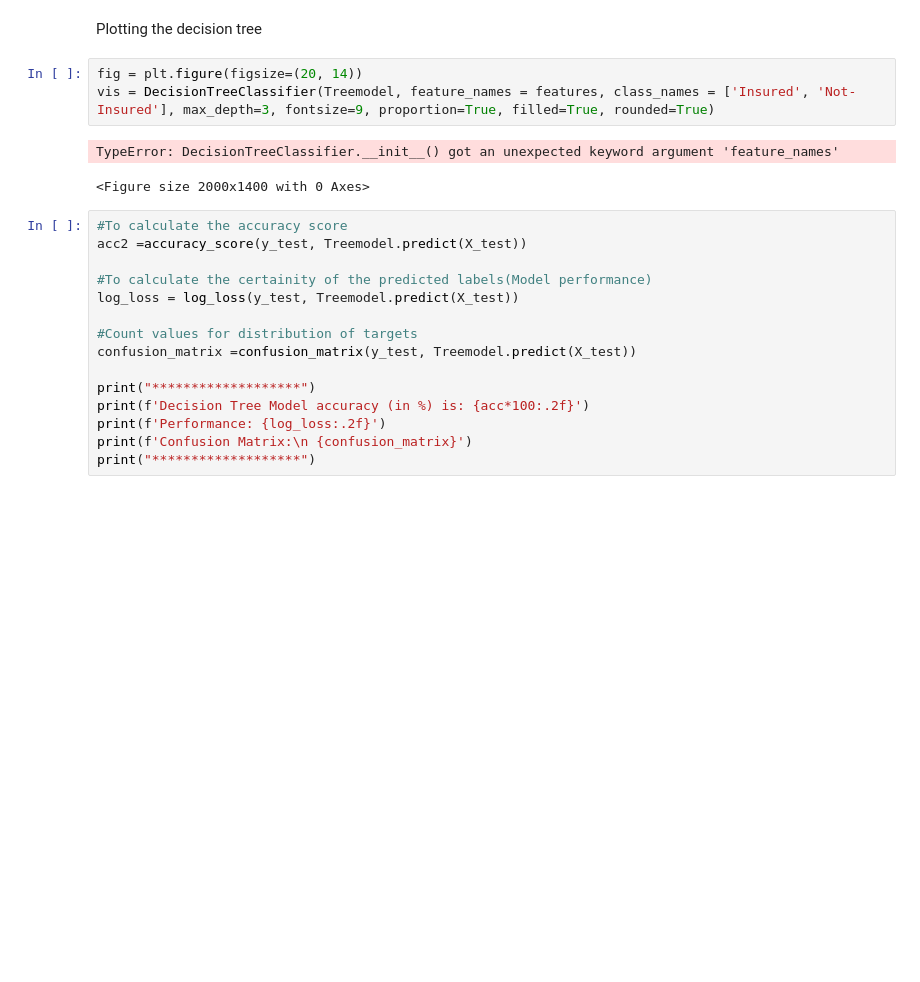
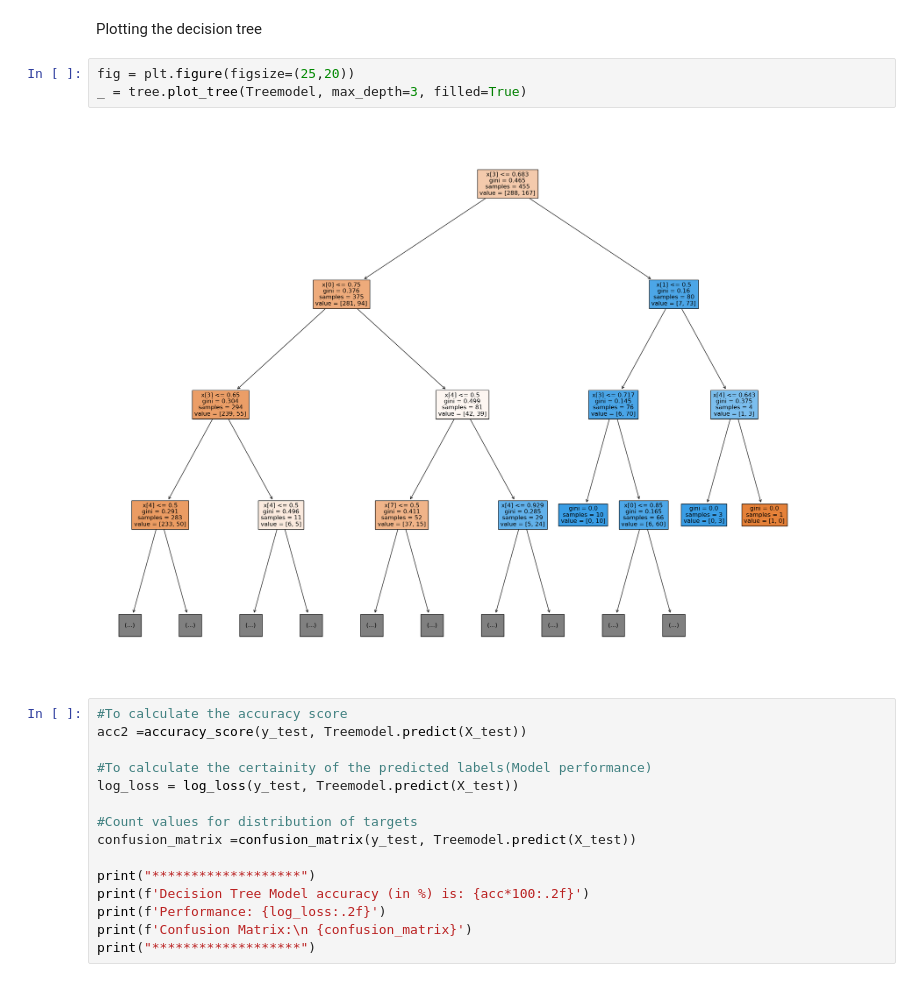
Before and after one commit to JanKosgei/Travel-Insurance-Prediction, a Jupyter notebook: Travel Insurance Prediction.ipynb, the cells around one changed output. Saved outputs shown, nothing was run; the diff lists cells and outputs as text; blank space fills up the shorter version.

```diff
--- a/Travel Insurance Prediction.ipynb
+++ b/Travel Insurance Prediction.ipynb
@@ -433,11 +436,10 @@ array([0.67391304, 0.67391304, 0.67391304, 0.67391304, 0.76086957,
 # %% [markdown]
 Plotting the decision tree
 # %%
-fig = plt.figure(figsize=(20, 14))
-vis = DecisionTreeClassifier(Treemodel, feature_names = features, class_names = ['Insured', 'Not-Insured'], max_depth=3, fontsize=9, proportion=True, filled=True, rounded=True)
+fig = plt.figure(figsize=(25,20))
+_ = tree.plot_tree(Treemodel, max_depth=3, filled=True)
 # %% [output]
-TypeError: DecisionTreeClassifier.__init__() got an unexpected keyword argument 'feature_names'
-<Figure size 2000x1400 with 0 Axes>
+[figure, added]
 # %%
 #To calculate the accuracy score
 acc2 =accuracy_score(y_test, Treemodel.predict(X_test))
```
Also changed, not shown: parts of 3 cells of this notebook.
